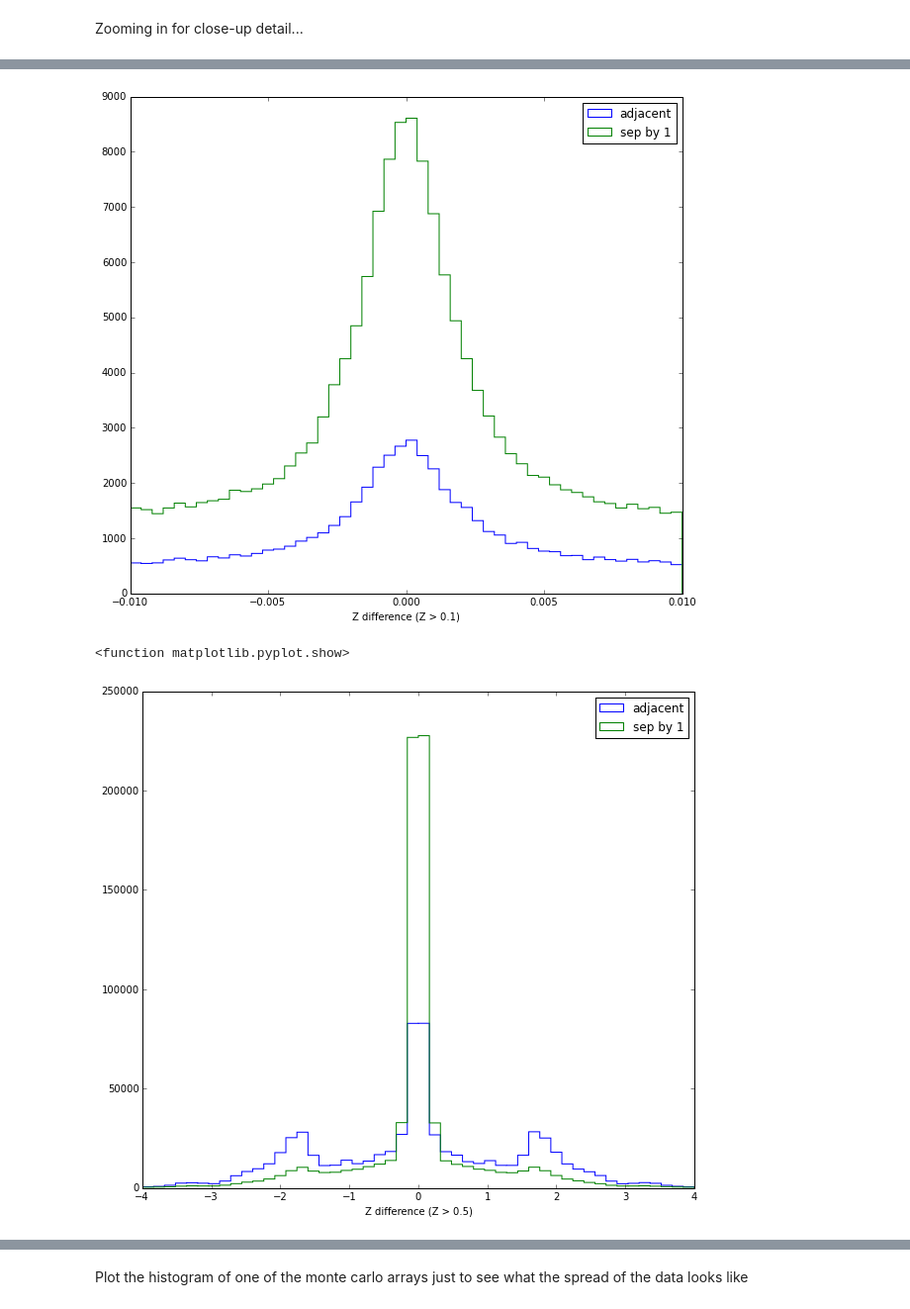
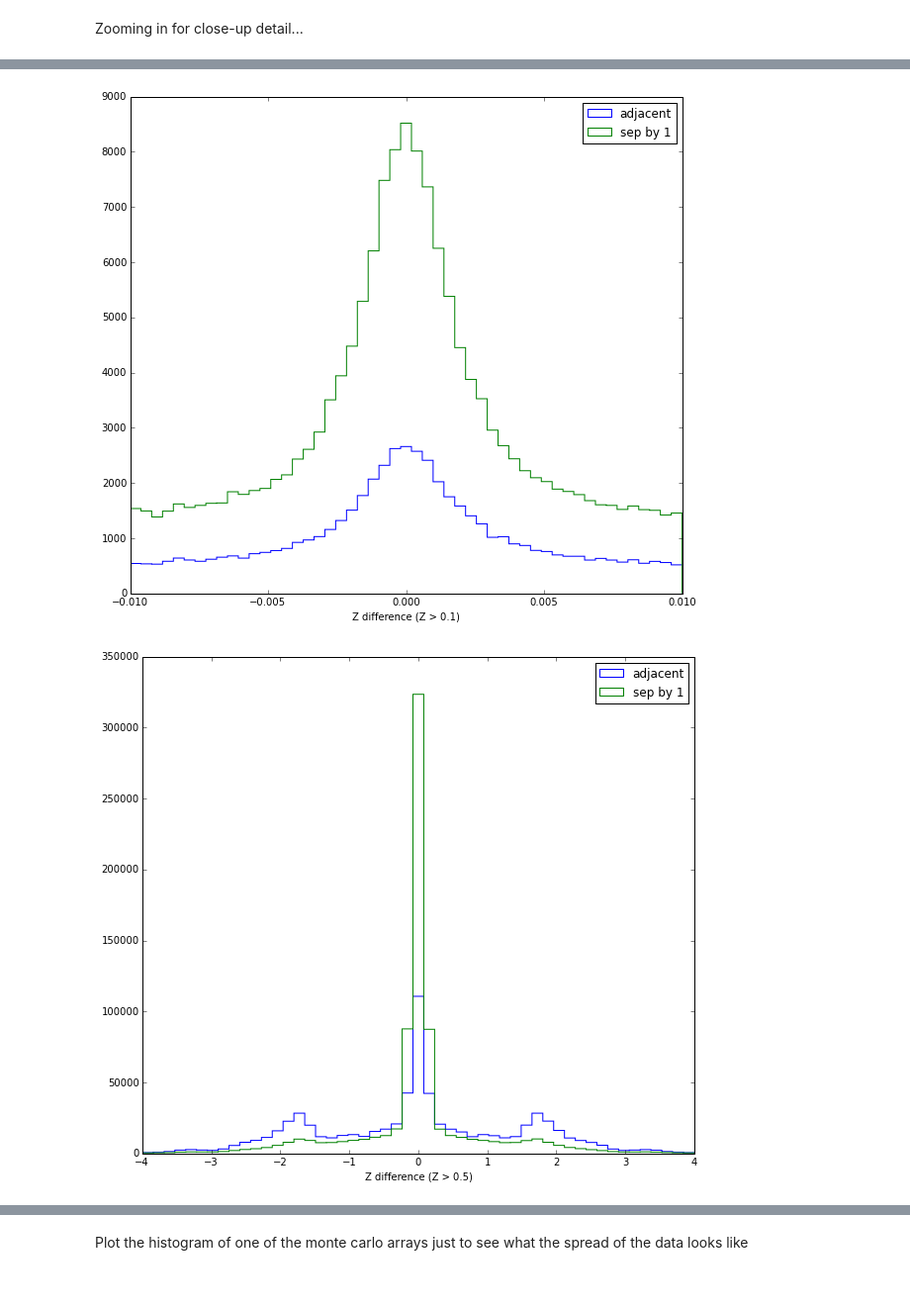
Before and after one commit to kgage/bossghost, a Jupyter notebook: ZChecking.ipynb, the cells around one changed output, grey strips where cells are left out. Shown at 99% size. Saved outputs shown, nothing was run; the diff lists cells and outputs as text; code cells hidden in the pictures.

```diff
--- a/ZChecking.ipynb
+++ b/ZChecking.ipynb
@@ -99,28 +102,27 @@ plt.show
 # %%
 plt.figure(figsize = (10,9))
-plt.hist(info1_1, histtype = 'step', bins = np.linspace(-XMAX,XMAX,51), label = 'adjacent')
-plt.hist(info1_2, histtype = 'step', bins = np.linspace(-XMAX,XMAX,51), label = 'sep by 1')
+plt.hist(info1_1, histtype = 'step', bins = 51, range = (-XMAX,XMAX), label = 'adjacent')
+plt.hist(info1_2, histtype = 'step', bins = 51, range = (-XMAX,XMAX), label = 'sep by 1')
 plt.xlim(-XMAX,XMAX)
 plt.xlabel('Z difference (Z > 0.1)')
 plt.legend()
 plt.savefig('Z>0.1_close.png')
 plt.show()
 # %% [output]
-[figure, old version]
+[figure, new version]
 # %%
 info5_1, info5_2 = find_redshift_diffs('mjd5.dat')
 #Redshift diffs for pairs where both objects have Z>0.5
 # %%
 plt.figure(figsize = (10,9))
-plt.hist(info5_1, histtype = 'step', bins = np.linspace(-4,4,51), label = 'adjacent')
-plt.hist(info5_2, histtype = 'step', bins = np.linspace(-4,4,51), label = 'sep by 1')
+plt.hist(info5_1, histtype = 'step', bins = 51, range = (-4,4), label = 'adjacent')
+plt.hist(info5_2, histtype = 'step', bins = 51, range = (-4,4), label = 'sep by 1')
 plt.xlim(-4,4)
 plt.xlabel('Z difference (Z > 0.5)')
 plt.legend()
 plt.savefig('Z>0.5.png')
-plt.show
+plt.show()
 # %% [output]
-<function matplotlib.pyplot.show>
-[figure, old version]
+[figure, new version]
 # %%
 plt.figure(figsize = (10,9))
```
Also changed, not shown: parts of 14 cells of this notebook.
